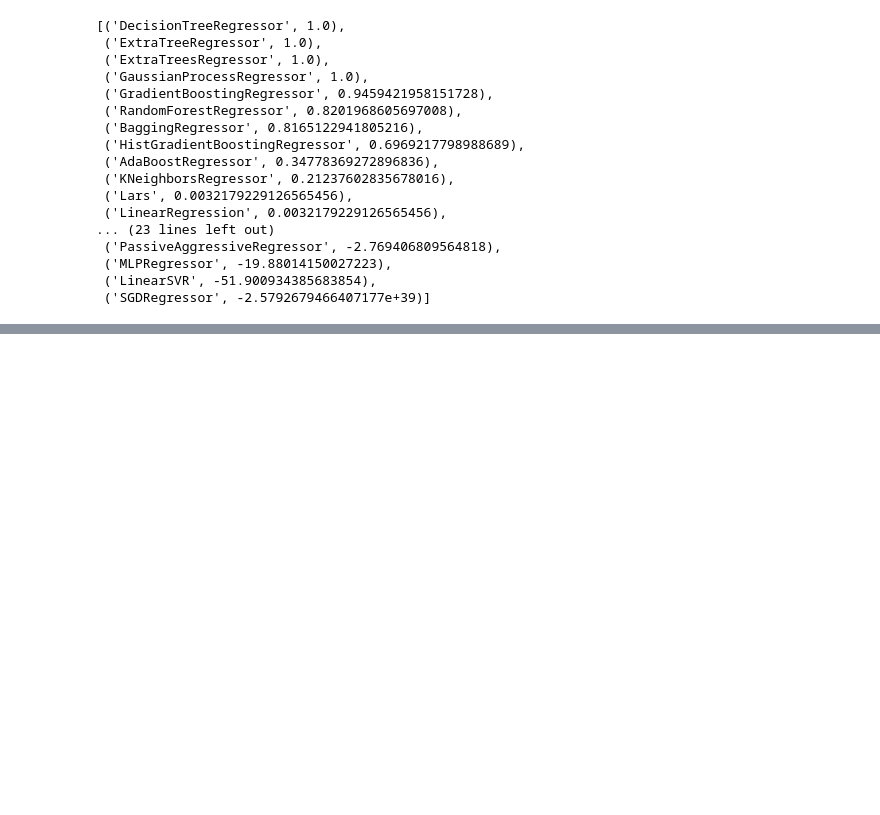
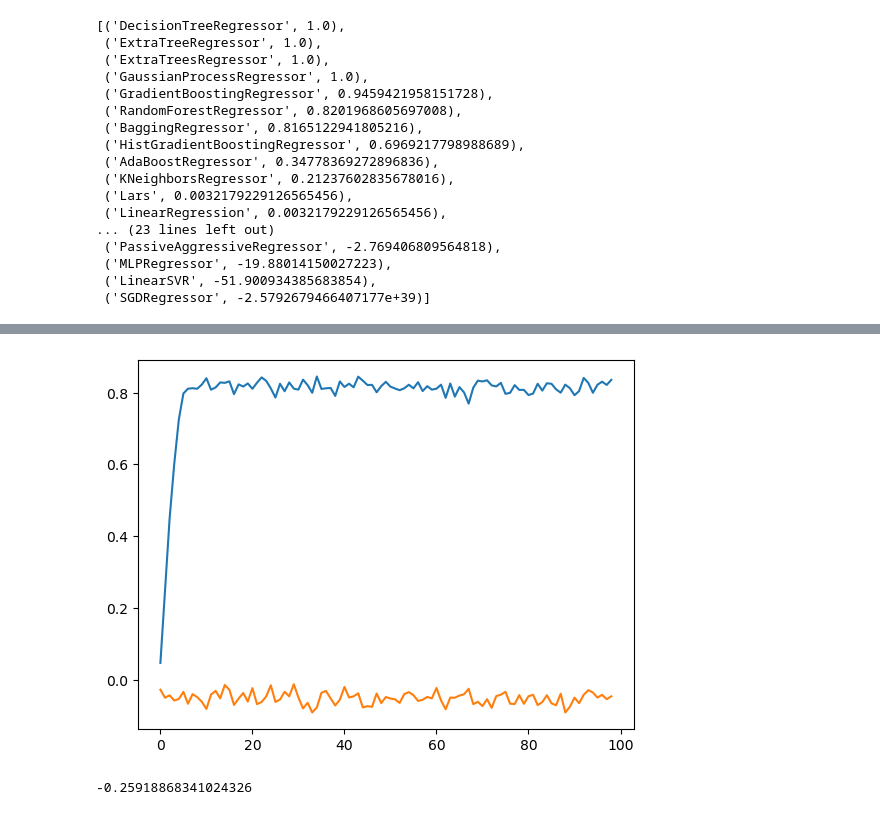
Before and after one commit to Son-BR/KDT_Projects, a Jupyter notebook: EXAM_ML/ML_Project/train02.ipynb, the cells around one changed output, grey strips where cells are left out. Saved outputs shown, nothing was run; the diff lists cells and outputs as text; code cells hidden in the pictures; blank space fills up the shorter version.

```diff
--- a/EXAM_ML/ML_Project/train02.ipynb
+++ b/EXAM_ML/ML_Project/train02.ipynb
@@ -364,0 +438,24 @@ s_n
+# %%
+# RandomForestRegressor
+from sklearn.ensemble import RandomForestRegressor
+x_=[]
+y_=[]
+for i in range(1,100):
+    tree=RandomForestRegressor(max_depth=i).fit(x_train, y_train)
+    x_.append(tree.score(x_train, y_train))
+    y_.append(tree.score(x_test, y_test))
+plt.plot(x_)
+plt.plot(y_)
+plt.show()
+# %% [output]
+[figure, added]
+# %%
+# XG
+import xgboost as xgb
+
+x_=[]
+y_=[]
+md=xgb.XGBRegressor().fit(x_train, y_train)
+md.score(x_test, y_test)
+# %% [output]
+-0.25918868341024326
```
Also changed, not shown: parts of 26 cells of this notebook, 1 other file.
